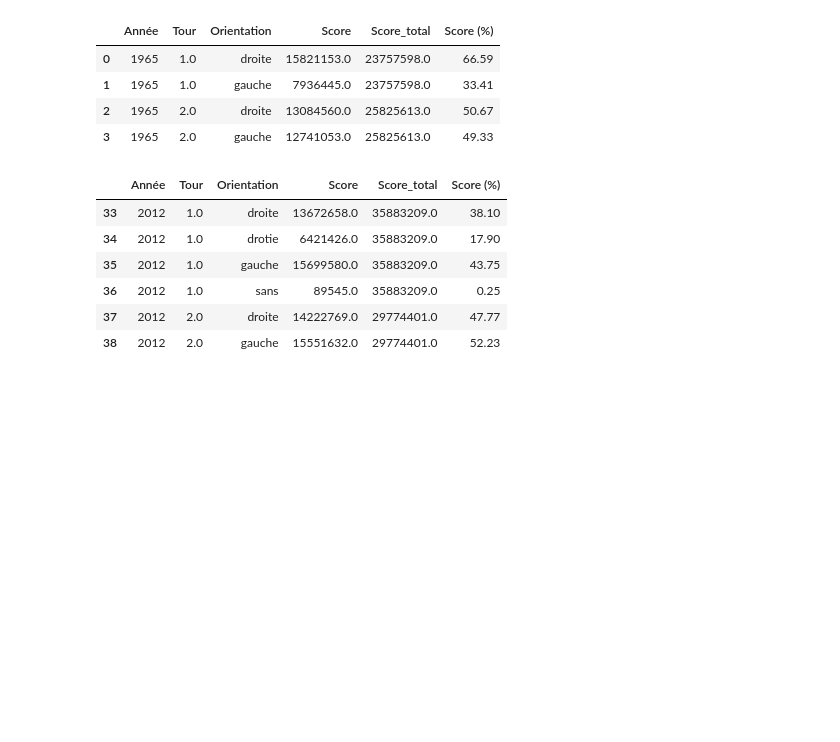
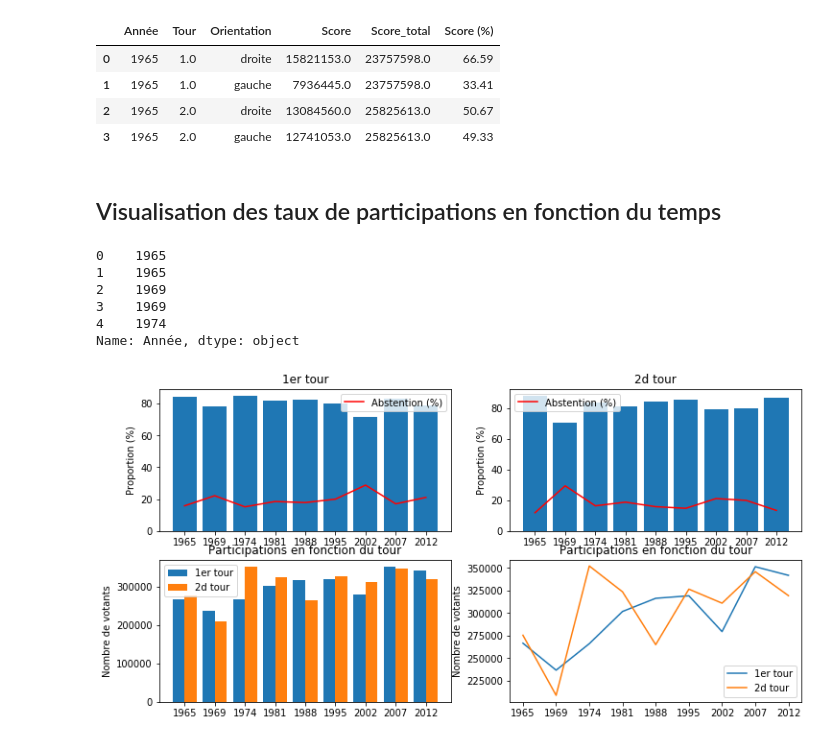
Before and after one commit to h4r1c0t/WildCodeSchool, a Jupyter notebook: Project/Datathon#1/Scripts/Analyses_data_présidentielles_1965-2012.ipynb, the cells around one changed output. Cells and saved outputs as stored; diff of their text form; code cells hidden in the pictures; blank space fills up the shorter version.

Commit message:
2h update + correction of POMPIDOU 1969 wrong data

```diff
--- a/Project/Datathon#1/Scripts/Analyses_data_présidentielles_1965-2012.ipynb
+++ b/Project/Datathon#1/Scripts/Analyses_data_présidentielles_1965-2012.ipynb
@@ -74,13 +81,50 @@ tab1.head(4)
 | 1 | 1965 | 1.0 | gauche | 7936445.0 | 23757598.0 | 33.41 |
 | 2 | 1965 | 2.0 | droite | 13084560.0 | 25825613.0 | 50.67 |
 | 3 | 1965 | 2.0 | gauche | 12741053.0 | 25825613.0 | 49.33 |
-# %%
-tab1[tab1['Année'] == 2012]
-# %% [output]
-|  | Année | Tour | Orientation | Score | Score_total | Score (%) |
-| 33 | 2012 | 1.0 | droite | 13672658.0 | 35883209.0 | 38.10 |
-| 34 | 2012 | 1.0 | drotie | 6421426.0 | 35883209.0 | 17.90 |
-| 35 | 2012 | 1.0 | gauche | 15699580.0 | 35883209.0 | 43.75 |
-| 36 | 2012 | 1.0 | sans | 89545.0 | 35883209.0 | 0.25 |
-| 37 | 2012 | 2.0 | droite | 14222769.0 | 29774401.0 | 47.77 |
-| 38 | 2012 | 2.0 | gauche | 15551632.0 | 29774401.0 | 52.23 |
+# %% [markdown]
+## Visualisation des taux de participations en fonction du temps
+# %%
+plt_data.head()
+# %% [output]
+0    1965
+1    1965
+2    1969
+3    1969
+4    1974
+Name: Année, dtype: object
+# %%
+plt_data = dfP.groupby(by = ['Année', 'Tour']).mean().reset_index()
+plt_data['Année'] = plt_data['Année'].astype(str)
+
+fig = plt.subplots(figsize = (12, 6))
+ax1 = plt.subplot(221)
+ax1.bar('Année', 'Votants (%)', data = plt_data[plt_data['Tour'] == 1])
+ax1.plot('Année', 'Abstention (%)', data = plt_data[plt_data['Tour'] == 1], color = 'r')
+ax1.set_title('1er tour')
+ax1.set_ylabel('Proportion (%)')
+ax1.legend()
+
+ax2 = plt.subplot(222)
+ax2.bar('Année', 'Votants (%)', data = plt_data[plt_data['Tour'] == 2])
+ax2.plot('Année', 'Abstention (%)', data = plt_data[plt_data['Tour'] == 2], color = 'r')
+ax2.set_title('2d tour')
+ax2.set_ylabel('Proportion (%)')
+ax2.legend()
+
+ax3 = plt.subplot(223)
+ax3.bar('Année', 'Votants', data = plt_data[plt_data['Tour'] == 1], width = -.4, align = 'edge', label = '1er tour')
+ax3.bar('Année', 'Votants', data = plt_data[plt_data['Tour'] == 2], width = .4, align = 'edge', label = '2d tour')
+ax3.set_title('Participations en fonction du tour')
+ax3.set_ylabel('Nombre de votants')
+ax3.legend()
+
+ax4 = plt.subplot(224)
+ax4.plot('Année', 'Votants', data = plt_data[plt_data['Tour'] == 1], label = '1er tour')
+ax4.plot('Année', 'Votants', data = plt_data[plt_data['Tour'] == 2], label = '2d tour')
+ax4.set_title('Participations en fonction du tour')
+ax4.set_ylabel('Nombre de votants')
+ax4.legend()
+
+plt.show()
+# %% [output]
+[figure, added]
```
Also changed, not shown: parts of 11 cells of this notebook, 2 other files.
